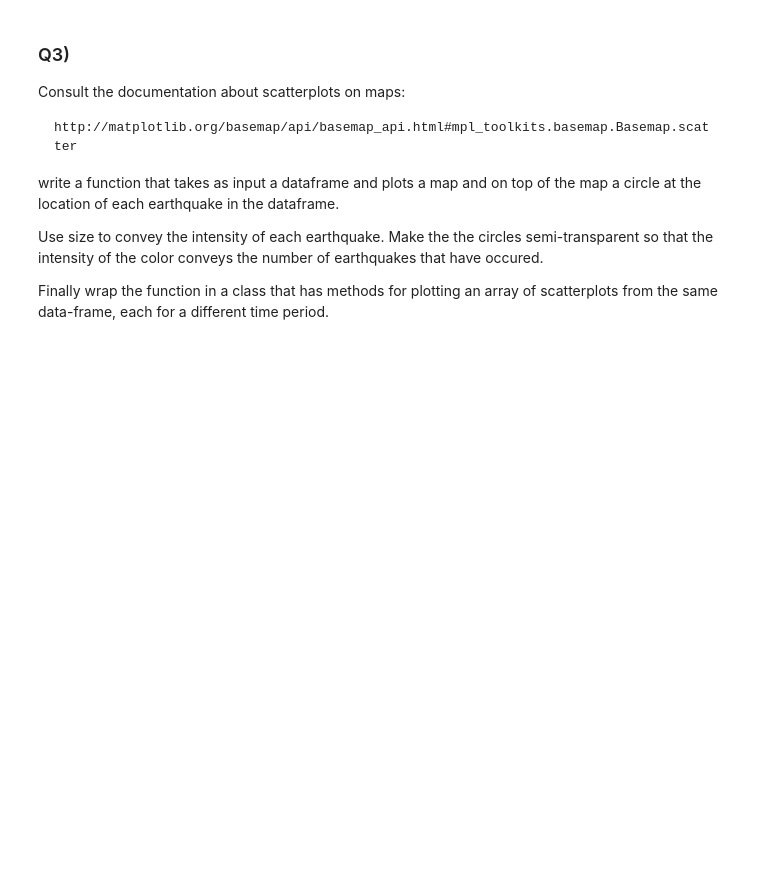
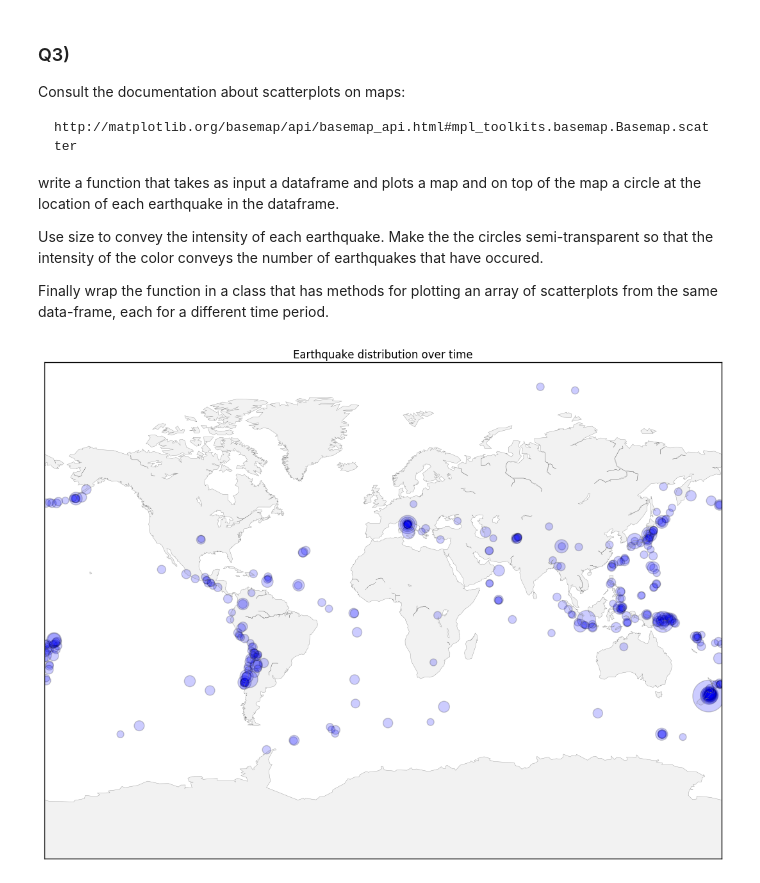
Before and after one commit to OrysyaStus/UCSD_Data_Science_and_Engineering, a Jupyter notebook: DSE200_Python_for_Data_Analysis/day_4_OOP_and_matplotlib/matplotlib/03_Matplotlib OOP Exercise.ipynb, the cells around one changed output. Cells and saved outputs as stored; diff of their text form; code cells hidden in the pictures; blank space fills up the shorter version.

```diff
--- a/DSE200_Python_for_Data_Analysis/day_4_OOP_and_matplotlib/matplotlib/03_Matplotlib OOP Exercise.ipynb
+++ b/DSE200_Python_for_Data_Analysis/day_4_OOP_and_matplotlib/matplotlib/03_Matplotlib OOP Exercise.ipynb
@@ -132,3 +201,43 @@ write a function that takes as input a dataframe and plots a map and on top of t
 Use size to convey the intensity of each earthquake. Make the the circles semi-transparent so that the intensity of the color conveys the number of earthquakes that have occured.
 
 Finally wrap the function in a class that has methods for plotting an array of scatterplots from the same data-frame, each for a different time period.
+# %%
+import matplotlib.cm as cm
+
+class dataMap(object):
+    """dataPlot takes a pandas dataframe as input and outputs the location and intensity of each earthquake on a map"""
+
+    def __init__(self,df):
+        """Initialize variables"""
+        self.df = df
+
+    def scattertime(self, start, end):
+        """Enter dates as yyyy-mm-dd for start and end dates"""
+        self.start = start
+        self.end = end
+        self.df['time'] = pd.DatetimeIndex(self.df['time'])
+        self.df = self.df.set_index('time')
+        self.df = self.df[(self.df.index > start) & (self.df.index < end)]
+        return self.df
+
+    def scattermap(self):
+        x = self.df['longitude'].values
+        y = self.df['latitude'].values
+        s = 2.5**self.df['mag'].values
+
+        fig = figure(figsize=(14,10))
+        ax = subplot(1,1,1)
+        m = Basemap(projection='mill')
+
+        m.drawcoastlines(color='0.50', linewidth=0.25);
+        m.fillcontinents(color='0.95', zorder=0);
+        x1,y1 = m(x, y)
+
+        m.scatter(x1, y1, s=s, cmap=cm.cool, alpha=0.2)
+        plt.title("Earthquake distribution over time")
+        plt.show()
+# %%
+D=dataMap(data_45)
+D.scattermap()
+# %% [output]
+[figure, added]
```
Also changed, not shown: parts of 7 cells of this notebook, 2 other files.
